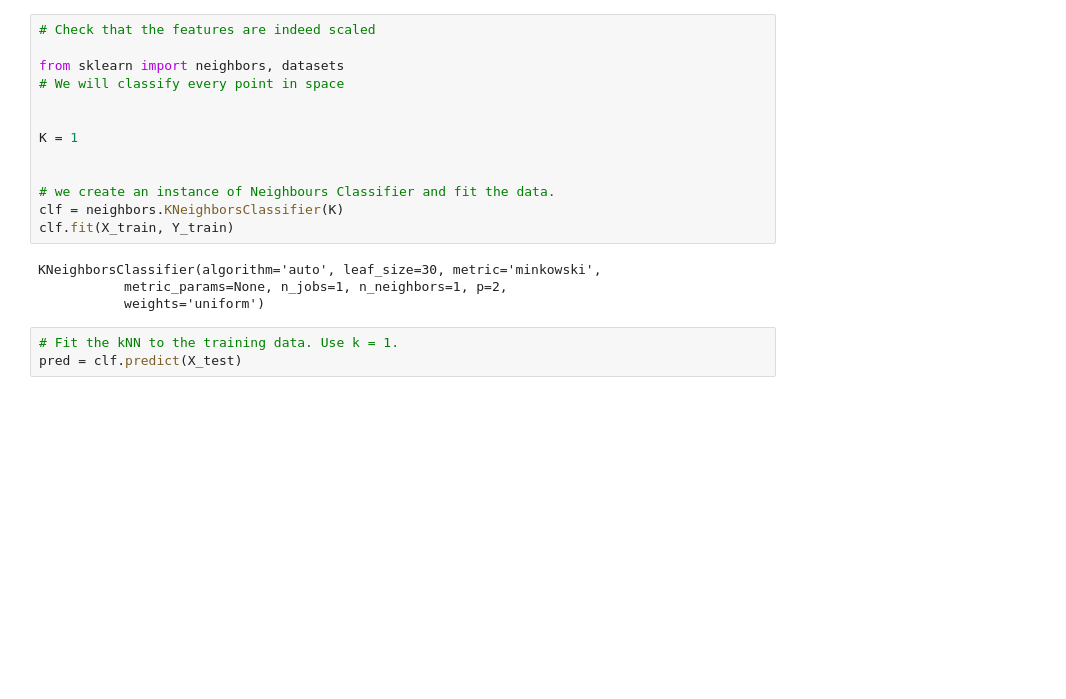
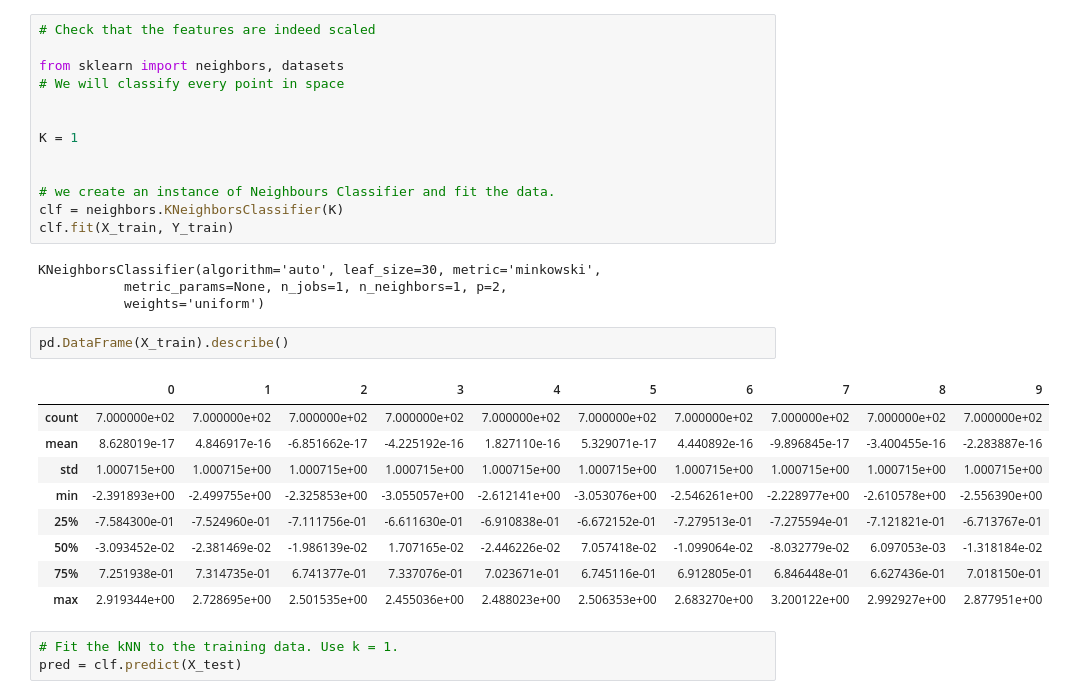
Before and after one commit to steveflys/data-science, a Jupyter notebook: kNN.ipynb, the cells around one changed output. Drawn from its saved outputs; the diff is of its cells as text; blank space fills up the shorter version.

```diff
--- a/kNN.ipynb
+++ b/kNN.ipynb
@@ -118,6 +118,18 @@ clf.fit(X_train, Y_train)
 KNeighborsClassifier(algorithm='auto', leaf_size=30, metric='minkowski',
            metric_params=None, n_jobs=1, n_neighbors=1, p=2,
            weights='uniform')
+# %%
+pd.DataFrame(X_train).describe()
+# %% [output]
+|  | 0 | 1 | 2 | 3 | 4 | 5 | 6 | 7 | 8 | 9 |
+| count | 7.000000e+02 | 7.000000e+02 | 7.000000e+02 | 7.000000e+02 | 7.000000e+02 | 7.000000e+02 | 7.000000e+02 | 7.000000e+02 | 7.000000e+02 | 7.000000e+02 |
+| mean | 8.628019e-17 | 4.846917e-16 | -6.851662e-17 | -4.225192e-16 | 1.827110e-16 | 5.329071e-17 | 4.440892e-16 | -9.896845e-17 | -3.400455e-16 | -2.283887e-16 |
+| std | 1.000715e+00 | 1.000715e+00 | 1.000715e+00 | 1.000715e+00 | 1.000715e+00 | 1.000715e+00 | 1.000715e+00 | 1.000715e+00 | 1.000715e+00 | 1.000715e+00 |
+| min | -2.391893e+00 | -2.499755e+00 | -2.325853e+00 | -3.055057e+00 | -2.612141e+00 | -3.053076e+00 | -2.546261e+00 | -2.228977e+00 | -2.610578e+00 | -2.556390e+00 |
+| 25% | -7.584300e-01 | -7.524960e-01 | -7.111756e-01 | -6.611630e-01 | -6.910838e-01 | -6.672152e-01 | -7.279513e-01 | -7.275594e-01 | -7.121821e-01 | -6.713767e-01 |
+| 50% | -3.093452e-02 | -2.381469e-02 | -1.986139e-02 | 1.707165e-02 | -2.446226e-02 | 7.057418e-02 | -1.099064e-02 | -8.032779e-02 | 6.097053e-03 | -1.318184e-02 |
+| 75% | 7.251938e-01 | 7.314735e-01 | 6.741377e-01 | 7.337076e-01 | 7.023671e-01 | 6.745116e-01 | 6.912805e-01 | 6.846448e-01 | 6.627436e-01 | 7.018150e-01 |
+| max | 2.919344e+00 | 2.728695e+00 | 2.501535e+00 | 2.455036e+00 | 2.488023e+00 | 2.506353e+00 | 2.683270e+00 | 3.200122e+00 | 2.992927e+00 | 2.877951e+00 |
 # %%
 # Fit the kNN to the training data. Use k = 1.
 pred = clf.predict(X_test)
```
Also changed, not shown: parts of 2 cells of this notebook.
